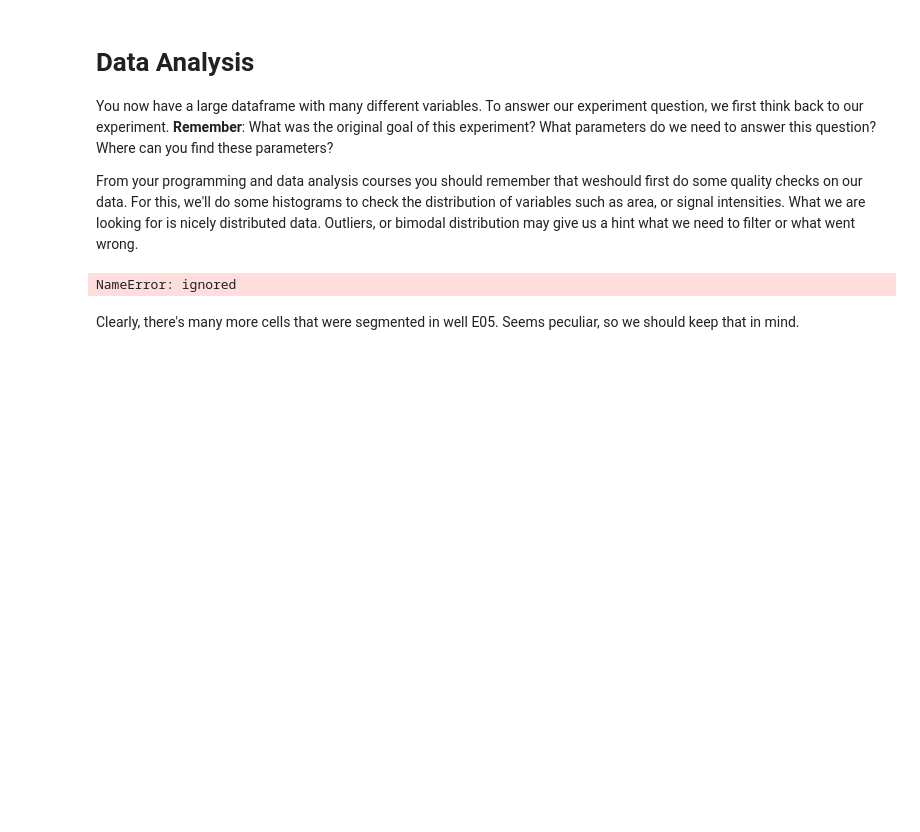
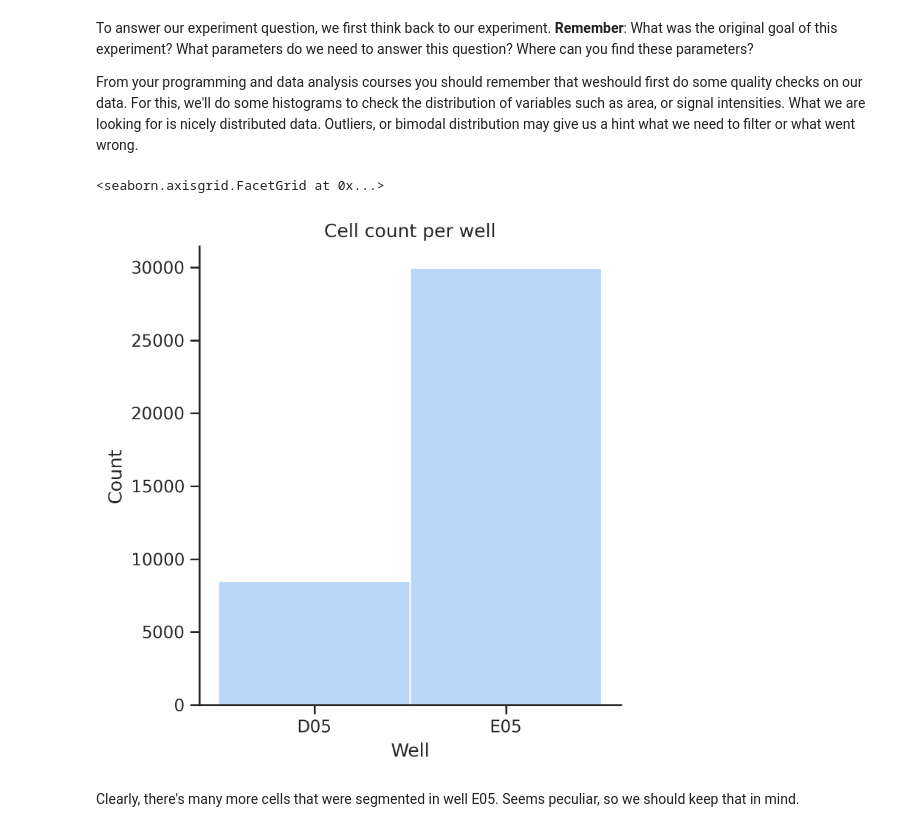
Before and after one commit to sevwal/BME362_image_analysis, a Jupyter notebook: BME362_data_analysis.ipynb, the cells around one changed output. Cells and saved outputs as stored; diff of their text form; code cells hidden in the pictures; blank space fills up the shorter version.

```diff
--- a/BME362_data_analysis.ipynb
+++ b/BME362_data_analysis.ipynb
@@ -3,6 +10,34 @@
+# %%
+import numpy as np
+import time, os, sys, random
+from urllib.parse import urlparse
+import pandas as pd
+import math
+import matplotlib.pyplot as plt
+import matplotlib as mpl
+%matplotlib inline
+mpl.rcParams['figure.dpi'] = 300
+# %%
+#create new folder for our data
+if (not os.path.exists("/content/BME362_data")):
+    os.mkdir("/content/BME362_data")
+
+#download files as .zip
+!wget https://www.dropbox.com/sh/3wy88wihchyvaq9/AACXMjDTgA5NIe15CvShVc9ta?dl=0 --content-disposition -P "/content/BME362_data"
+
+#unzip .zip
+!unzip "/content/BME362_data/BME362_data.zip" -d "/content/BME362_data"
+
+#delete .zip
+!rm "/content/BME362_data/BME362_data.zip"
+
+#paths
+input_dir = "/content/BME362_data/"
+save_dir = input_dir+"Masks/"
+merge_dir = input_dir+"Merged/"
+out_dir = input_dir+"Output/"
 # %% [markdown]
-# **Data Analysis**
-You now have a large dataframe with many different variables. To answer our experiment question, we first think back to our experiment. **Remember**: What was the original goal of this experiment? What parameters do we need to answer this question? Where can you find these parameters?
+To answer our experiment question, we first think back to our experiment. **Remember**: What was the original goal of this experiment? What parameters do we need to answer this question? Where can you find these parameters?
 
 From your programming and data analysis courses you should remember that weshould first do some quality checks on our data. For this, we'll do some histograms to check the distribution of variables such as area, or signal intensities. What we are looking for is nicely distributed data. Outliers, or bimodal distribution may give us a hint what we need to filter or what went wrong.
 # %%
@@ -10,13 +45,16 @@ import seaborn as sns
 sns.set_theme(style="ticks", palette="pastel")
 
 dd = pd.read_csv(os.path.join(out_dir, "combined_measurements.csv"))
-# %% [output]
-NameError: ignored
 # %%
 # To check for differences between our conditions
 # Compare the number of cells between wells
-sns.displot(data=dd, x="well",
-    facet_kws=dict(margin_titles=True))
+p1 = sns.displot(data=dd, x="well",
+                facet_kws=dict(margin_titles=True))
+p1.set(title="Cell count per well",
+      xlabel="Well")
+# %% [output]
+<seaborn.axisgrid.FacetGrid at 0x...>
+[figure, added]
 # %% [markdown]
 Clearly, there's many more cells that were segmented in well E05. Seems peculiar, so we should keep that in mind.
 # %%
```
Also changed, not shown: parts of 10 cells of this notebook.
